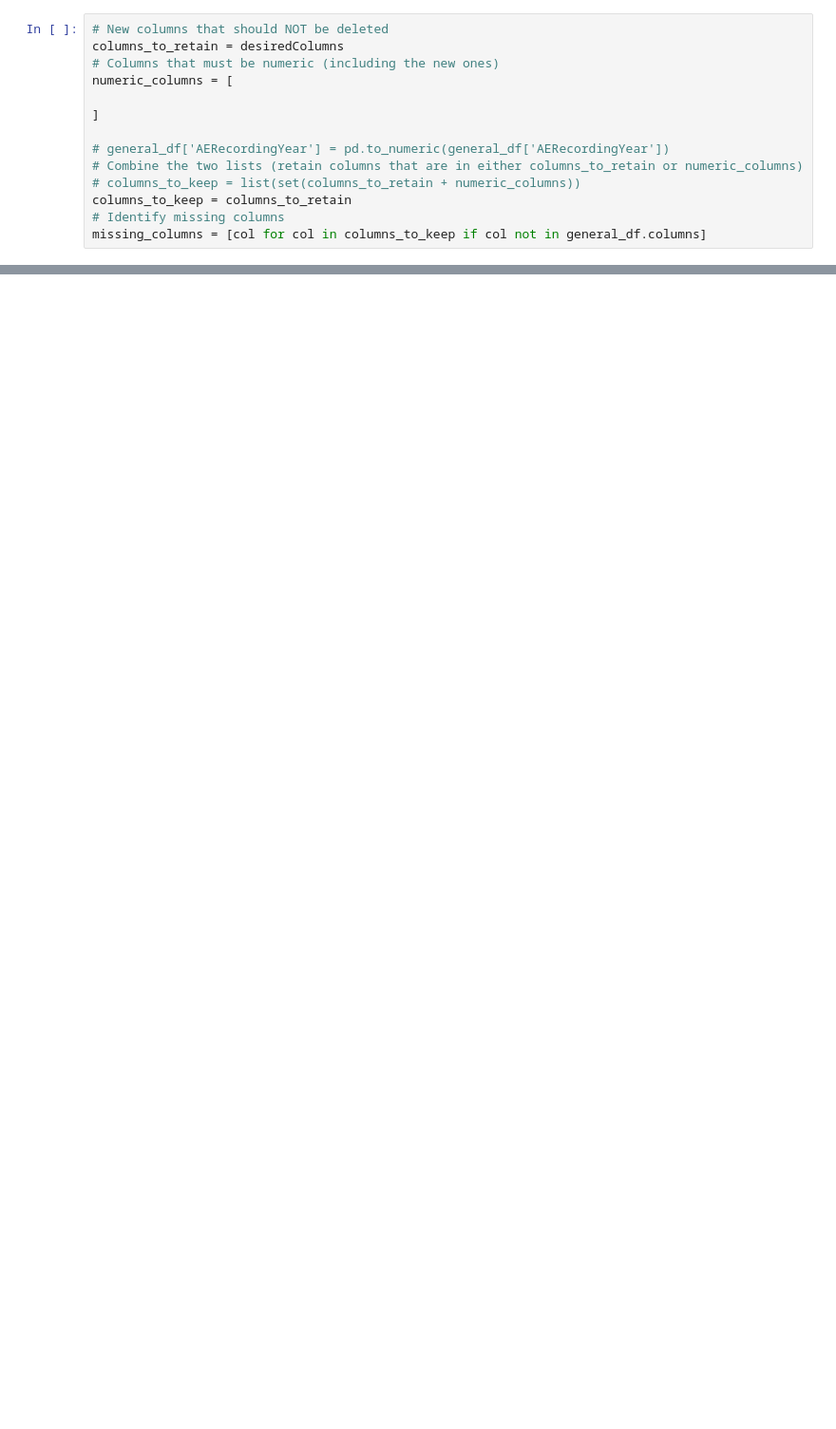
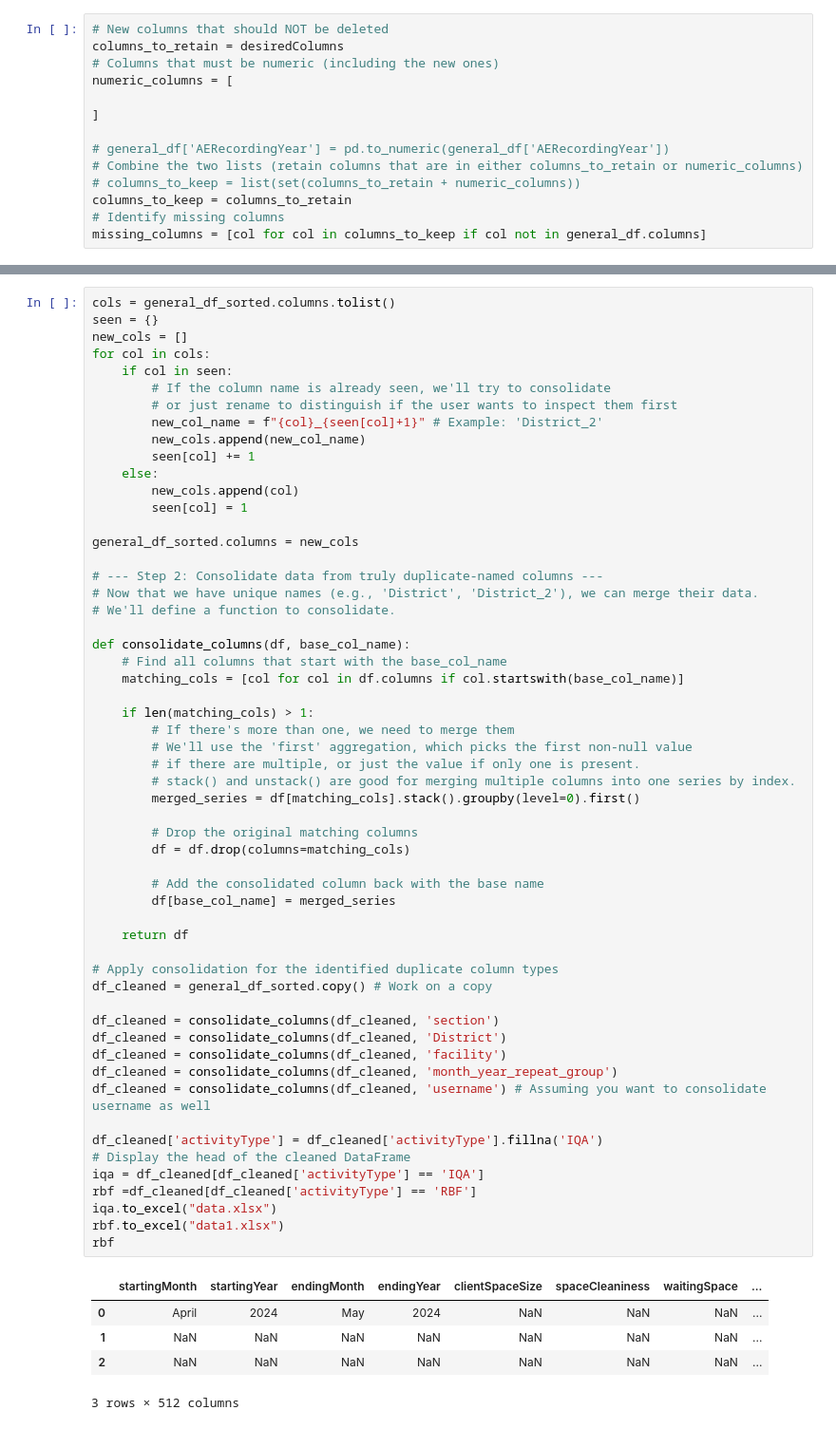
Before and after one commit to ashleymutenha/zazic-iqa, a Jupyter notebook: iqaAPI.ipynb, the cells around one changed output, grey strips where cells are left out. Shown at 95% size. Cells and saved outputs as stored; diff of their text form; blank space fills up the shorter version.

```diff
--- a/iqaAPI.ipynb
+++ b/iqaAPI.ipynb
@@ -159,0 +160,62 @@ general_df_sorted
+# %%
+cols = general_df_sorted.columns.tolist()
+seen = {}
+new_cols = []
+for col in cols:
+    if col in seen:
+        # If the column name is already seen, we'll try to consolidate
+        # or just rename to distinguish if the user wants to inspect them first
+        new_col_name = f"{col}_{seen[col]+1}" # Example: 'District_2'
+        new_cols.append(new_col_name)
+        seen[col] += 1
+    else:
+        new_cols.append(col)
+        seen[col] = 1
+
+general_df_sorted.columns = new_cols
+
+# --- Step 2: Consolidate data from truly duplicate-named columns ---
+# Now that we have unique names (e.g., 'District', 'District_2'), we can merge their data.
+# We'll define a function to consolidate.
+
+def consolidate_columns(df, base_col_name):
+    # Find all columns that start with the base_col_name
+    matching_cols = [col for col in df.columns if col.startswith(base_col_name)]
+
+    if len(matching_cols) > 1:
+        # If there's more than one, we need to merge them
+        # We'll use the 'first' aggregation, which picks the first non-null value
+        # if there are multiple, or just the value if only one is present.
+        # stack() and unstack() are good for merging multiple columns into one series by index.
+        merged_series = df[matching_cols].stack().groupby(level=0).first()
+
+        # Drop the original matching columns
+        df = df.drop(columns=matching_cols)
+
+        # Add the consolidated column back with the base name
+        df[base_col_name] = merged_series
+
+    return df
+
+# Apply consolidation for the identified duplicate column types
+df_cleaned = general_df_sorted.copy() # Work on a copy
+
+df_cleaned = consolidate_columns(df_cleaned, 'section')
+df_cleaned = consolidate_columns(df_cleaned, 'District')
+df_cleaned = consolidate_columns(df_cleaned, 'facility')
+df_cleaned = consolidate_columns(df_cleaned, 'month_year_repeat_group')
+df_cleaned = consolidate_columns(df_cleaned, 'username') # Assuming you want to consolidate username as well
+
+df_cleaned['activityType'] = df_cleaned['activityType'].fillna('IQA')
+# Display the head of the cleaned DataFrame
+iqa = df_cleaned[df_cleaned['activityType'] == 'IQA']
+rbf =df_cleaned[df_cleaned['activityType'] == 'RBF']
+iqa.to_excel("data.xlsx")
+rbf.to_excel("data1.xlsx")
+rbf
+# %% [output]
+|  | startingMonth | startingYear | endingMonth | endingYear | clientSpaceSize | spaceCleaniness | waitingSpace | ... |
+| 0 | April | 2024 | May | 2024 | NaN | NaN | NaN | ... |
+| 1 | NaN | NaN | NaN | NaN | NaN | NaN | NaN | ... |
+| 2 | NaN | NaN | NaN | NaN | NaN | NaN | NaN | ... |
+3 rows × 512 columns
```
Also changed, not shown: parts of 3 cells of this notebook, 7 other files.
